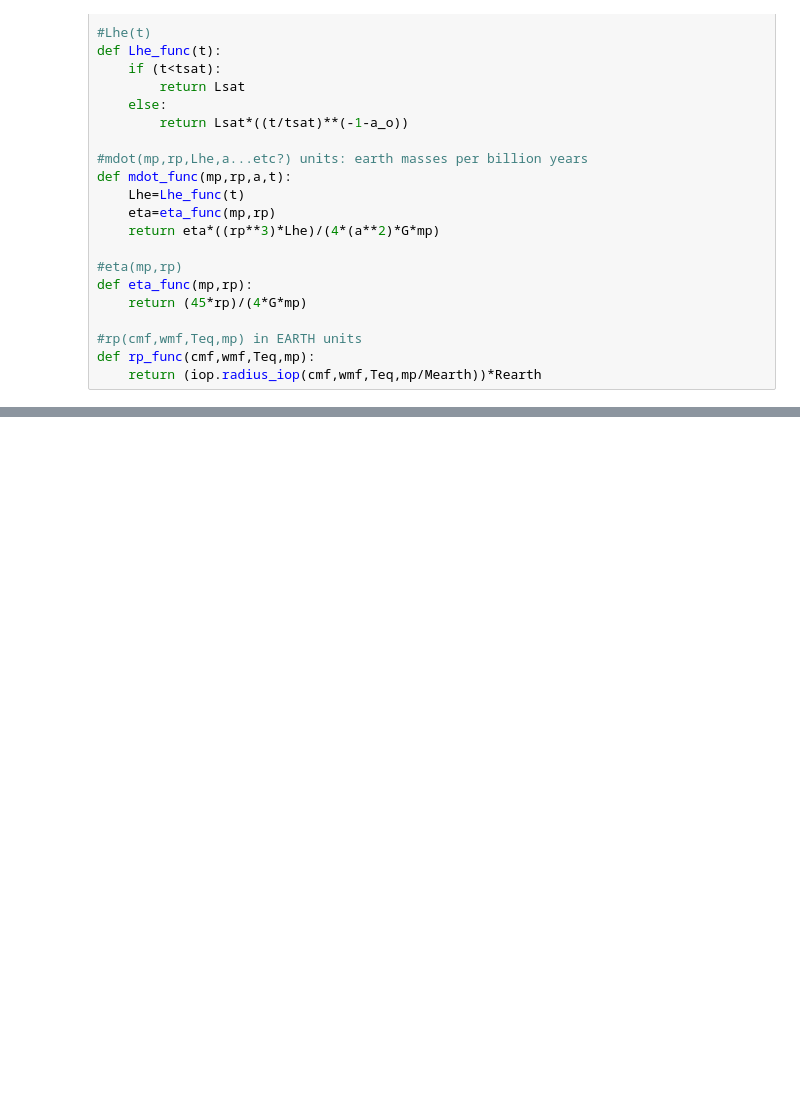
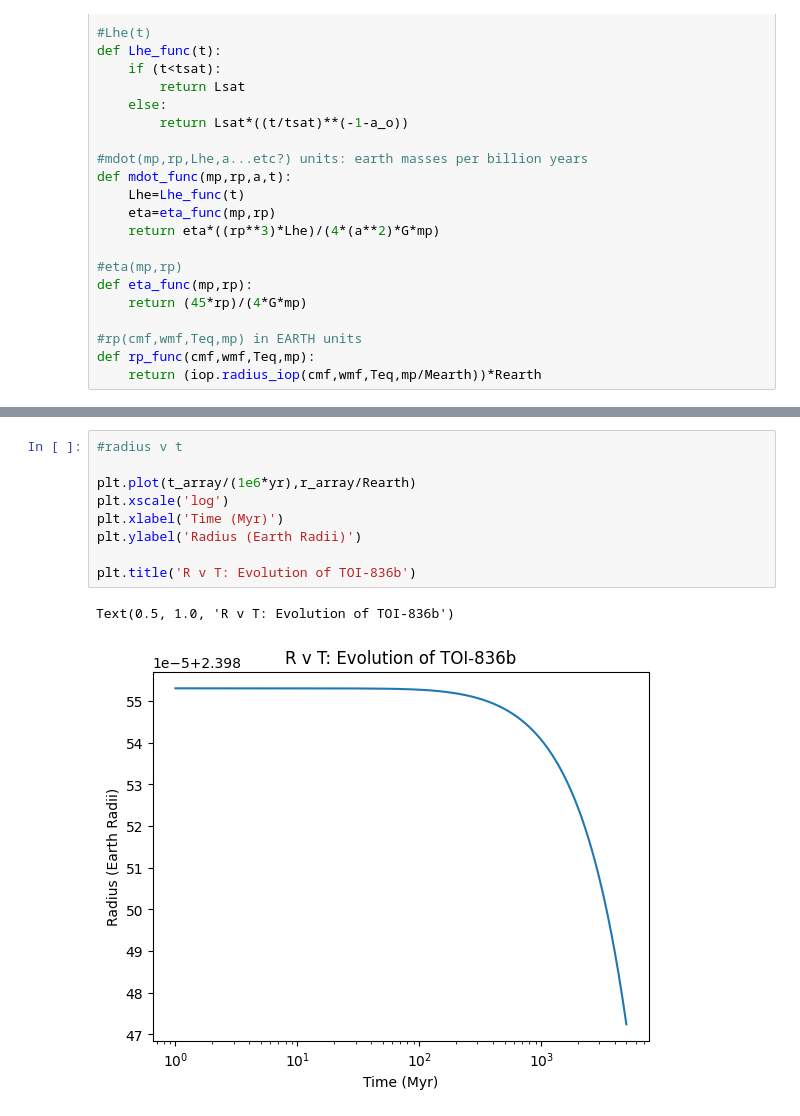
Before and after one commit to an0wen/astro9-w25-steamworldsloss, a Jupyter notebook: planet_evolution_jj.ipynb, the cells around one changed output, grey strips where cells are left out. Drawn from its saved outputs; the diff is of its cells as text; blank space fills up the shorter version.

```diff
--- a/planet_evolution_jj.ipynb
+++ b/planet_evolution_jj.ipynb
@@ -126,0 +172,12 @@ t: 1.5005e+17, mdot: 0.29127574, mp: 2.7054019
+# %%
+#radius v t
+
+plt.plot(t_array/(1e6*yr),r_array/Rearth)
+plt.xscale('log')
+plt.xlabel('Time (Myr)')
+plt.ylabel('Radius (Earth Radii)')
+
+plt.title('R v T: Evolution of TOI-836b')
+# %% [output]
+Text(0.5, 1.0, 'R v T: Evolution of TOI-836b')
+[figure, added]
```
Also changed, not shown: parts of 11 cells of this notebook.
